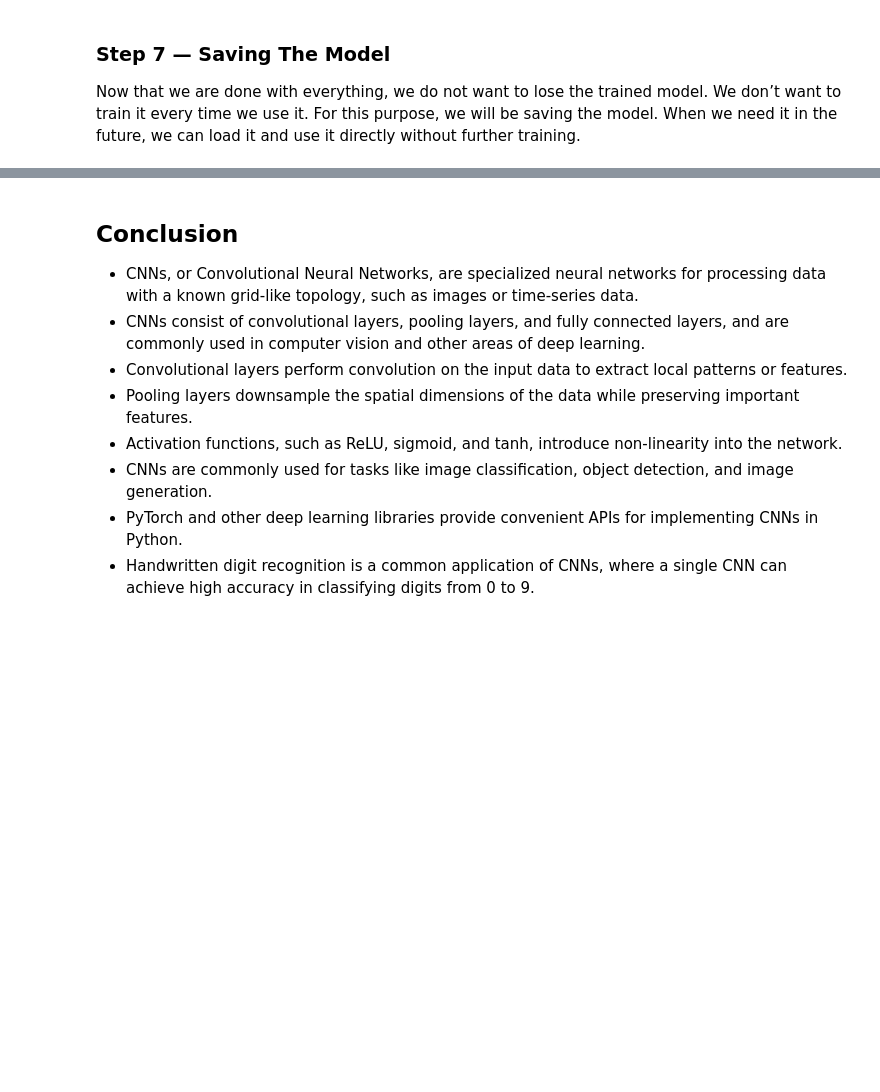
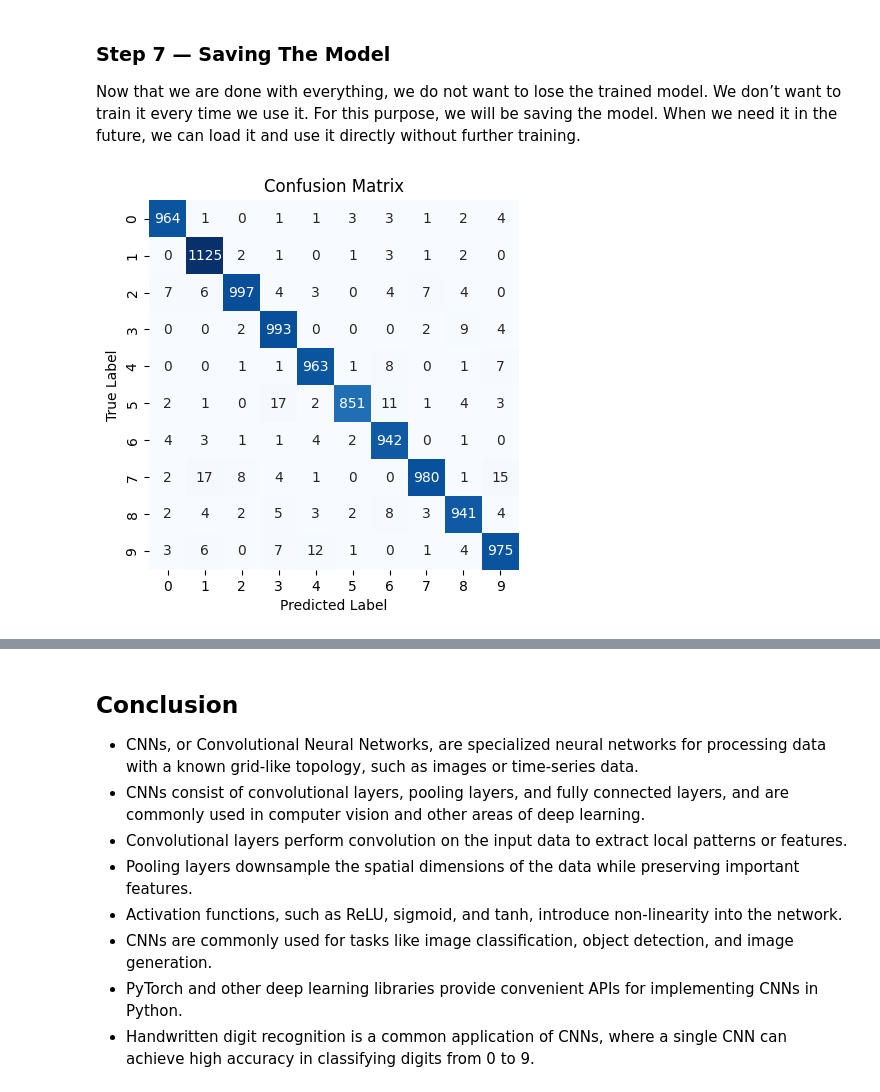
Before and after one commit to Akshathapatil1998/Crash-Course-on-Convolution-Neural-Networks, a Jupyter notebook: Stastical_Crash_Course.ipynb, the cells around one changed output, grey strips where cells are left out. Saved outputs shown, nothing was run; the diff lists cells and outputs as text; code cells hidden in the pictures; blank space fills up the shorter version.

Commit message:
Added confusion Matrix code

```diff
--- a/Stastical_Crash_Course.ipynb
+++ b/Stastical_Crash_Course.ipynb
@@ -866,3 +890,35 @@ We got over 97.5% accuracy. That’s something to celebrate. The reason we got s
 Now that we are done with everything, we do not want to lose the trained model. We don’t want to train it every time we use it. For this purpose, we will be saving the model. When we need it in the future, we can load it and use it directly without further training.
 # %%
 torch.save(model, './my_mnist_model.pt')
+# %%
+#plotting confusion matrix
+import numpy as np
+import matplotlib.pyplot as plt
+from sklearn.metrics import confusion_matrix
+import seaborn as sns
+true_labels = []
+pred_labels = []
+
+for images, labels in valloader:
+  for i in range(len(labels)):
+    img = images[i].view(1, 784)
+    with torch.no_grad():
+        logps = model(img)
+
+    ps = torch.exp(logps)
+    probab = list(ps.numpy()[0])
+    pred_label = probab.index(max(probab))
+    true_label = labels.numpy()[i]
+
+    true_labels.append(true_label)
+    pred_labels.append(pred_label)
+    conf_mat = confusion_matrix(true_labels, pred_labels)
+# %%
+class_names = np.unique(true_labels)
+sns.heatmap(conf_mat, annot=True, fmt="d", cmap="Blues", cbar=False, square=True, xticklabels=class_names, yticklabels=class_names)
+plt.xlabel('Predicted Label')
+plt.ylabel('True Label')
+plt.title('Confusion Matrix')
+plt.show()
+# %% [output]
+[figure, added]
```
Also changed, not shown: parts of 18 cells of this notebook.
